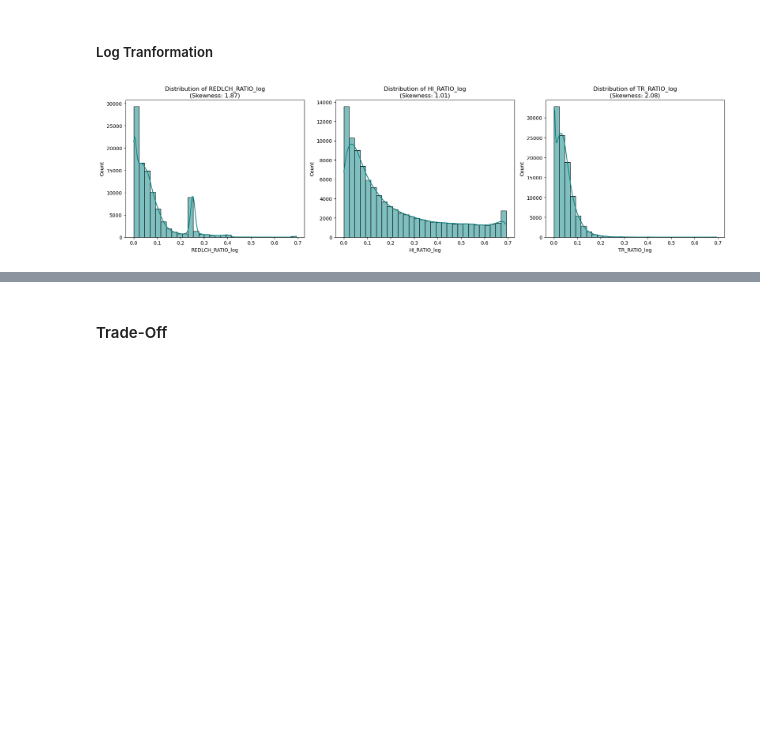
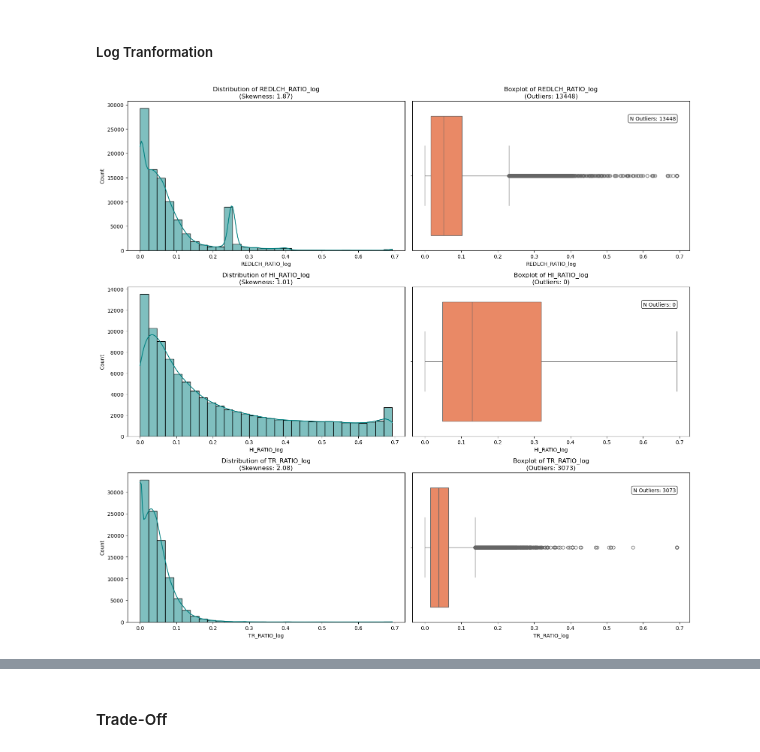
Before and after one commit to monteleecode/data-analytics, a Jupyter notebook: P2-Deliverable2.ipynb, the cells around one changed output, grey strips where cells are left out. Saved outputs shown, nothing was run; the diff lists cells and outputs as text; code cells hidden in the pictures; blank space fills up the shorter version.

```diff
--- a/P2-Deliverable2.ipynb
+++ b/P2-Deliverable2.ipynb
@@ -122,27 +174,48 @@ X.sample(5)
 # %% [markdown]
 ##### Log Tranformation
 # %%
-log_cols = ['REDLCH_RATIO', 'HI_RATIO', 'TR_RATIO']
+import matplotlib.pyplot as plt
+import seaborn as sns
+import numpy as np
 
-X['REDLCH_RATIO_log'] = np.log1p(X['REDLCH_RATIO'])
-X['HI_RATIO_log'] = np.log1p(X['HI_RATIO'])
-X['TR_RATIO_log'] = np.log1p(X['TR_RATIO'])
+log_cols_base = ['REDLCH_RATIO', 'HI_RATIO', 'TR_RATIO']
+log_cols_final = [f'{col}_log' for col in log_cols_base]
 
-fig, axes = plt.subplots(nrows=1, ncols=3, figsize=(18, 5))
-axes = axes.flatten() # Flatten the 2D array to 1D for easy iteration
-for i, col in enumerate(log_cols):
-    # Use the new ratio column name here:
-    log_col = f'{col}_log'
+# 1. Apply transformations (keeping it here for completeness)
+for col in log_cols_base:
+    X[f'{col}_log'] = np.log1p(X[col])
 
-    # Plot the RATIO column, not the original raw count
-    sns.histplot(X[log_col], kde=True, ax=axes[i], color='teal', bins=30)
+# 2. Setup Plotting: 3 rows (one per variable), 2 columns (Dist vs Box)
+fig, axes = plt.subplots(nrows=len(log_cols_final), ncols=2, figsize=(16, 5 * len(log_cols_final)))
 
-    # Update title and skewness to reflect the ratio data
-    skew_val = X[log_col].skew()
-    axes[i].set_title(f'Distribution of {log_col}\n(Skewness: {skew_val:.2f})', fontsize=12)
+for i, col in enumerate(log_cols_final):
+    data = X[col]
 
-# Adjust layout to prevent overlap
+    # --- Calculate Outliers (IQR Method) ---
+    Q1 = data.quantile(0.25)
+    Q3 = data.quantile(0.75)
+    IQR = Q3 - Q1
+    lower_bound = Q1 - 1.5 * IQR
+    upper_bound = Q3 + 1.5 * IQR
+    outliers_count = ((data < lower_bound) | (data > upper_bound)).sum()
+
+    skew_val = data.skew()
+
+    # --- Plot 1: Histogram ---
+    sns.histplot(data, kde=True, ax=axes[i, 0], color='teal', bins=30)
+    axes[i, 0].set_title(f'Distribution of {col}\n(Skewness: {skew_val:.2f})', fontsize=12)
+
+    # --- Plot 2: Boxplot ---
+    sns.boxplot(x=data, ax=axes[i, 1], color='coral')
+    axes[i, 1].set_title(f'Boxplot of {col}\n(Outliers: {outliers_count})', fontsize=12)
+
+    # Add a visual label for the outlier count
+    axes[i, 1].text(0.95, 0.9, f'N Outliers: {outliers_count}',
+                    transform=axes[i, 1].transAxes,
+                    ha='right', va='top',
+                    bbox=dict(boxstyle='round', facecolor='white', alpha=0.8))
+
 plt.tight_layout()
 plt.show()
 # %% [output]
-[figure, old version]
+[figure, new version]
```
Also changed, not shown: parts of 23 cells of this notebook.
